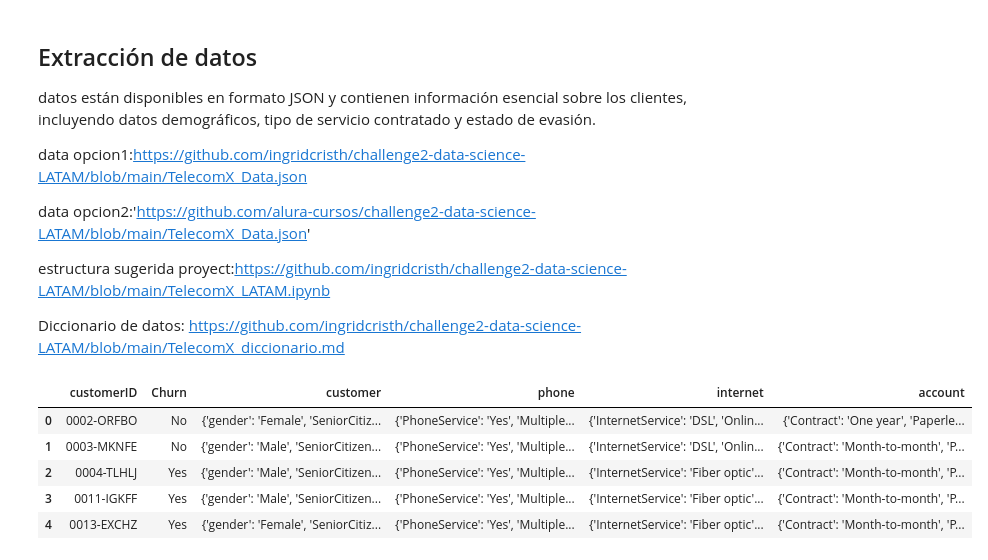
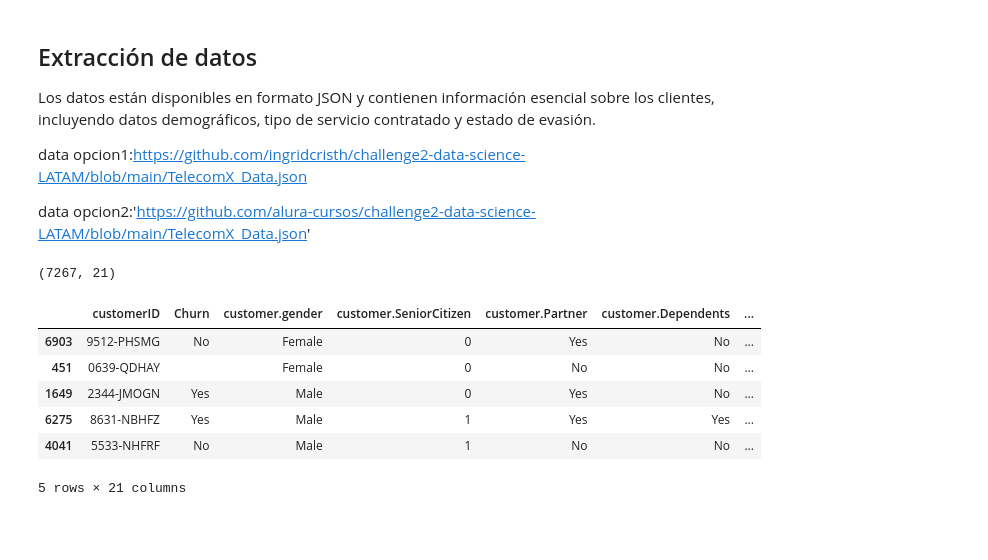
Before and after one commit to JCSR2022/challenge2-data-science-Alura, a Jupyter notebook: challenge2_data_science_Alura.ipynb, the cells around one changed output. Drawn from its saved outputs; the diff is of its cells as text; code cells hidden in the pictures; blank space fills up the shorter version.

```diff
--- a/challenge2_data_science_Alura.ipynb
+++ b/challenge2_data_science_Alura.ipynb
@@ -8,31 +25,34 @@ https://trello.com/b/GieOySjr/challenge-telecomxlatam
 # %% [markdown]
 ## Extracción de datos
 
- datos están disponibles en formato JSON y contienen información esencial sobre los clientes, incluyendo datos demográficos, tipo de servicio contratado y estado de evasión.
+ Los datos están disponibles en formato JSON y contienen información esencial sobre los clientes, incluyendo datos demográficos, tipo de servicio contratado y estado de evasión.
 
  data opcion1:https://github.com/ingridcristh/challenge2-data-science-LATAM/blob/main/TelecomX_Data.json
 
 data opcion2:'https://github.com/alura-cursos/challenge2-data-science-LATAM/blob/main/TelecomX_Data.json'
-
-estructura sugerida proyect:https://github.com/ingridcristh/challenge2-data-science-LATAM/blob/main/TelecomX_LATAM.ipynb
-
- Diccionario de datos: https://github.com/ingridcristh/challenge2-data-science-LATAM/blob/main/TelecomX_diccionario.md
 # %%
 # Cargar los datos directamente desde la API utilizando Python.
 # Convertir los datos a un DataFrame de Pandas para facilitar su manipulación.
+# Este metodo se puede mejorar para carga eficiente vía streaming con ijson para datasets grandes
 
-
+import requests
+import json
 import pandas as pd
 
 url_data = "https://raw.githubusercontent.com/alura-cursos/challenge2-data-science-LATAM/main/TelecomX_Data.json"
+datos_request = requests.get(url_data)
 
-data = pd.read_json(url_data)
+datos_raw = json.loads(datos_request.text)
+df = pd.json_normalize(datos_raw)
 
-data.head()
+print(df.shape)
+df.sample(5)
 # %% [output]
+(7267, 21)
-|  | customerID | Churn | customer | phone | internet | account |
-| 0 | 0002-ORFBO | No | {'gender': 'Female', 'SeniorCitiz... | {'PhoneService': 'Yes', 'Multiple... | {'InternetService': 'DSL', 'Onlin... | {'Contract': 'One year', 'Paperle... |
-| 1 | 0003-MKNFE | No | {'gender': 'Male', 'SeniorCitizen... | {'PhoneService': 'Yes', 'Multiple... | {'InternetService': 'DSL', 'Onlin... | {'Contract': 'Month-to-month', 'P... |
-| 2 | 0004-TLHLJ | Yes | {'gender': 'Male', 'SeniorCitizen... | {'PhoneService': 'Yes', 'Multiple... | {'InternetService': 'Fiber optic'... | {'Contract': 'Month-to-month', 'P... |
-| 3 | 0011-IGKFF | Yes | {'gender': 'Male', 'SeniorCitizen... | {'PhoneService': 'Yes', 'Multiple... | {'InternetService': 'Fiber optic'... | {'Contract': 'Month-to-month', 'P... |
-| 4 | 0013-EXCHZ | Yes | {'gender': 'Female', 'SeniorCitiz... | {'PhoneService': 'Yes', 'Multiple... | {'InternetService': 'Fiber optic'... | {'Contract': 'Month-to-month', 'P... |
+|  | customerID | Churn | customer.gender | customer.SeniorCitizen | customer.Partner | customer.Dependents | ... |
+| 6903 | 9512-PHSMG | No | Female | 0 | Yes | No | ... |
+| 451 | 0639-QDHAY |  | Female | 0 | No | No | ... |
+| 1649 | 2344-JMOGN | Yes | Male | 0 | Yes | No | ... |
+| 6275 | 8631-NBHFZ | Yes | Male | 1 | Yes | Yes | ... |
+| 4041 | 5533-NHFRF | No | Male | 1 | No | No | ... |
+5 rows × 21 columns
```
Also changed, not shown: parts of 36 cells of this notebook.
